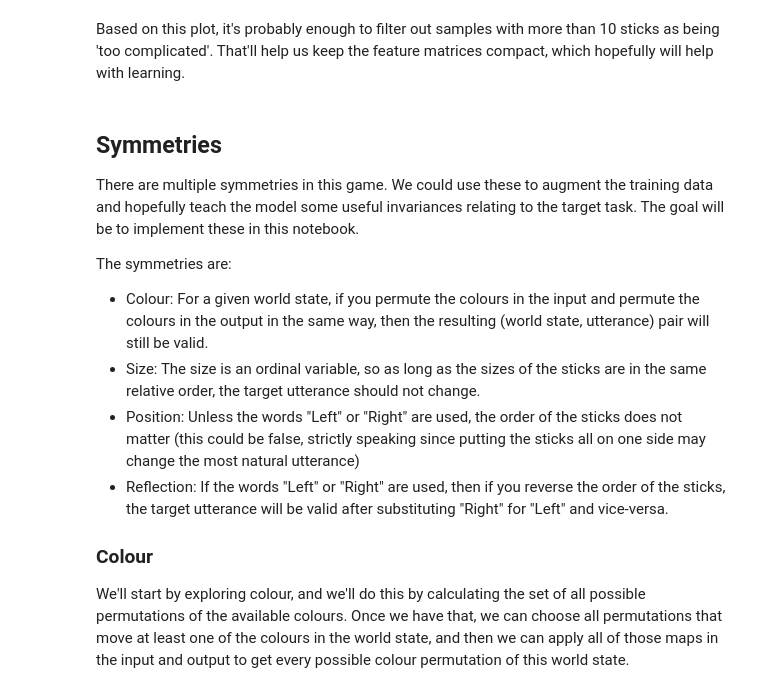
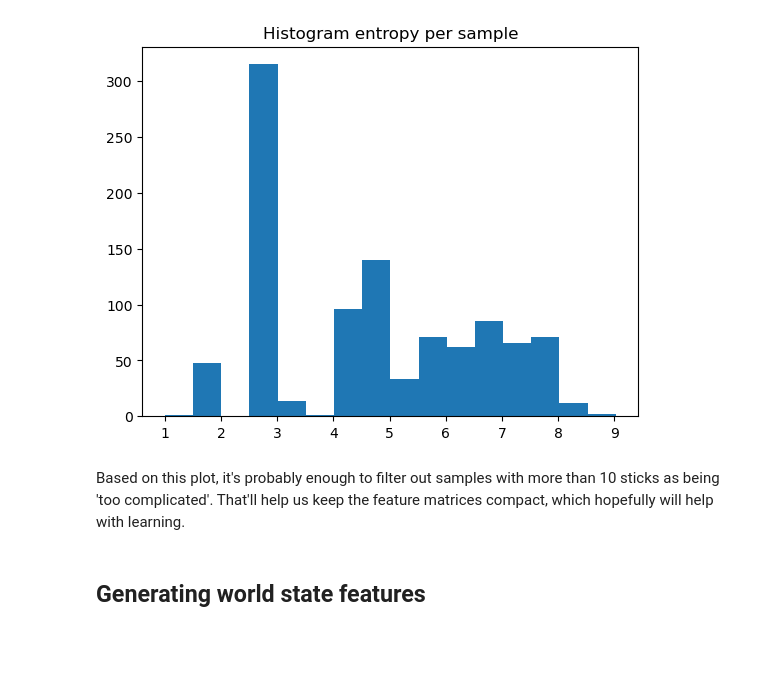
Before and after one commit to mathematiguy/horopakitanga, a Jupyter notebook: notebooks/03-inspecting-the-labelled-data.ipynb, the cells around one changed output. Cells and saved outputs as stored; diff of their text form; code cells hidden in the pictures; blank space fills up the shorter version.

```diff
--- a/notebooks/03-inspecting-the-labelled-data.ipynb
+++ b/notebooks/03-inspecting-the-labelled-data.ipynb
@@ -34,17 +50,12 @@ te rākau parauri
+# %%
+fig, ax = plt.subplots()
+plt.hist([j['entropy'] for j in json_data], bins=16)
+ax.set_title("Histogram entropy per sample")
+plt.show()
+# %% [output]
+[figure, added]
 # %% [markdown]
 Based on this plot, it's probably enough to filter out samples with more than 10 sticks as being 'too complicated'. That'll help us keep the feature matrices compact, which hopefully will help with learning.
-# %% [markdown]
-## Symmetries
-
-There are multiple symmetries in this game. We could use these to augment the training data and hopefully teach the model some useful invariances relating to the target task. The goal will be to implement these in this notebook.
-
-The symmetries are:
-- Colour: For a given world state, if you permute the colours in the input and permute the colours in the output in the same way, then the resulting (world state, utterance) pair will still be valid.
-- Size: The size is an ordinal variable, so as long as the sizes of the sticks are in the same relative order, the target utterance should not change.
-- Position: Unless the words "Left" or "Right" are used, the order of the sticks does not matter (this could be false, strictly speaking since putting the sticks all on one side may change the most natural utterance)
-- Reflection: If the words "Left" or "Right" are used, then if you reverse the order of the sticks, the target utterance will be valid after substituting "Right" for "Left" and vice-versa.
-
-### Colour
-
-We'll start by exploring colour, and we'll do this by calculating the set of all possible permutations of the available colours. Once we have that, we can choose all permutations that move at least one of the colours in the world state, and then we can apply all of those maps in the input and output to get every possible colour permutation of this world state.
+# %% [markdown]
+## Generating world state features
 # %%
```
Also changed, not shown: parts of 42 cells of this notebook, 16 other files.
